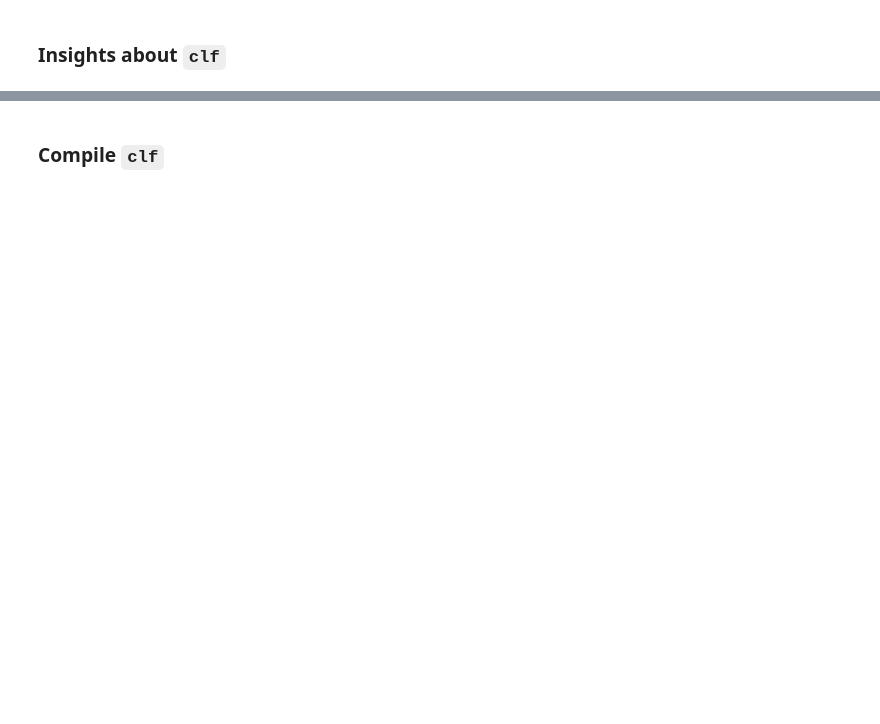
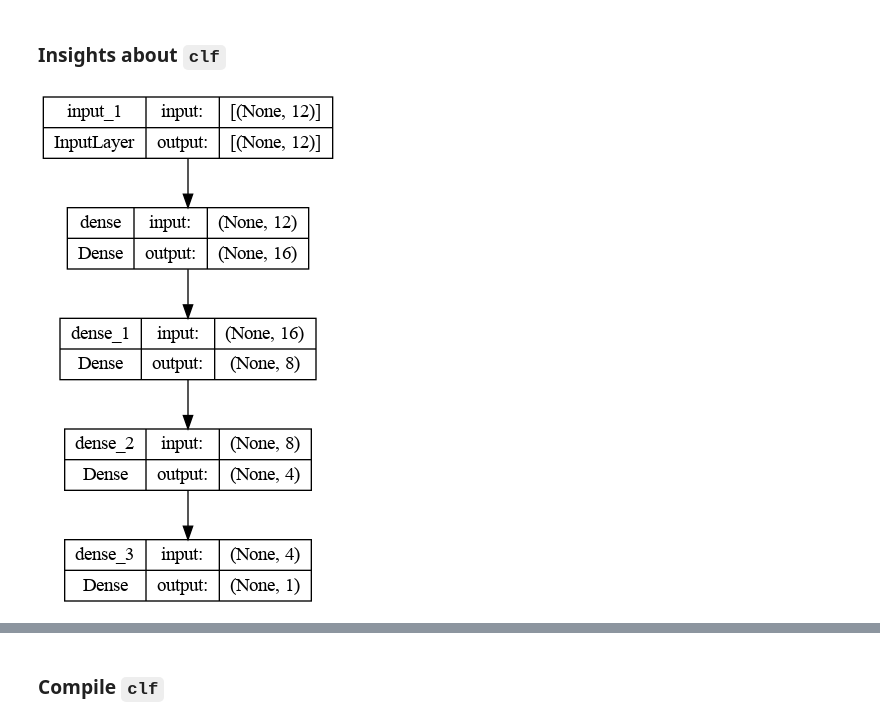
Before and after one commit to a-mhamdi/mlpy, a Jupyter notebook: Codes/Python/artificial-neural-network.ipynb, the cells around one changed output, grey strips where cells are left out. Cells and saved outputs as stored; diff of their text form; code cells hidden in the pictures; blank space fills up the shorter version.

```diff
--- a/Codes/Python/artificial-neural-network.ipynb
+++ b/Codes/Python/artificial-neural-network.ipynb
@@ -125,14 +128,14 @@ array([[1.00e+00, 0.00e+00, 0.00e+00, 6.19e+02, 0.00e+00, 4.20e+01,
 # %%
 from sklearn.model_selection import train_test_split
 # %%
-X_train, X_test, y_train, y_test = train_test_split(X, y, train_size=.8, random_state=123)
+X_train, X_test, y_train, y_test = train_test_split(X, y, train_size=.8, random_state=123, stratify=y)
 # %%
 from sklearn.preprocessing import MinMaxScaler
 # %%
-sc = MinMaxScaler()
+mms = MinMaxScaler()
 # %%
-X_train = sc.fit_transform(X_train)
-X_test = sc.transform(X_test)
+X_train = mms.fit_transform(X_train)
+X_test = mms.transform(X_test)
 # %%
 print(X_train[:5, :])
 # %% [output]
@@ -172,3 +178,7 @@ To enable them in other operations, rebuild TensorFlow with the appropriate comp
+# %%
+plot_model(clf, show_shapes=True)
+# %% [output]
+[figure, added]
 # %%
 clf.summary()
 # %% [output]
```
Also changed, not shown: parts of 33 cells of this notebook, 3 other files.
